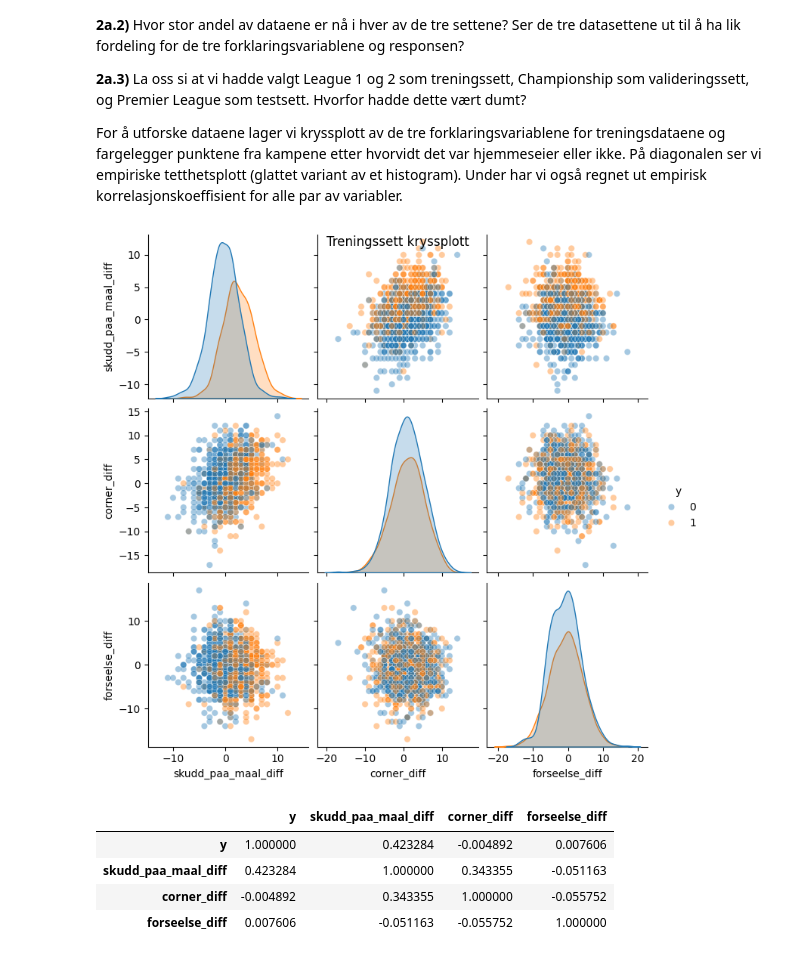
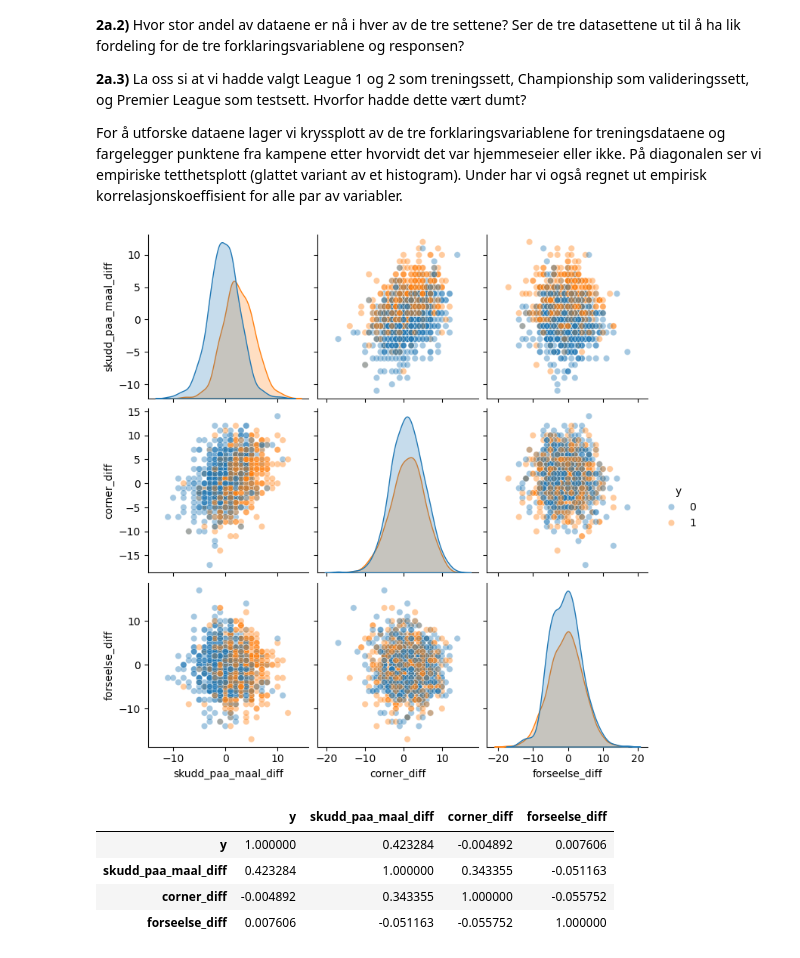
Before and after one commit to edvardbe/istt1003-30, a Jupyter notebook: oppg2.ipynb, the cells around one changed output. Saved outputs shown, nothing was run; the diff lists cells and outputs as text; code cells hidden in the pictures.

```diff
--- a/oppg2.ipynb
+++ b/oppg2.ipynb
@@ -144,12 +145,11 @@ For å utforske dataene lager vi kryssplott av de tre forklaringsvariablene for
 # %%
 sns.pairplot(df_tren, vars = ['skudd_paa_maal_diff','corner_diff','forseelse_diff'],
              hue = 'y',
              diag_kind = 'kde',
              plot_kws = dict(alpha = 0.4))
-plt.suptitle("Treningssett kryssplott")
 plt.show()
 # %% [output]
-[figure, old version]
+[figure, new version]
 # %%
 corr = df_tren.corr()
 display(corr.style.background_gradient(cmap = 'coolwarm', axis = None, vmin = -1, vmax = 1))
```
Also changed, not shown: parts of 14 cells of this notebook, 1 other file.
